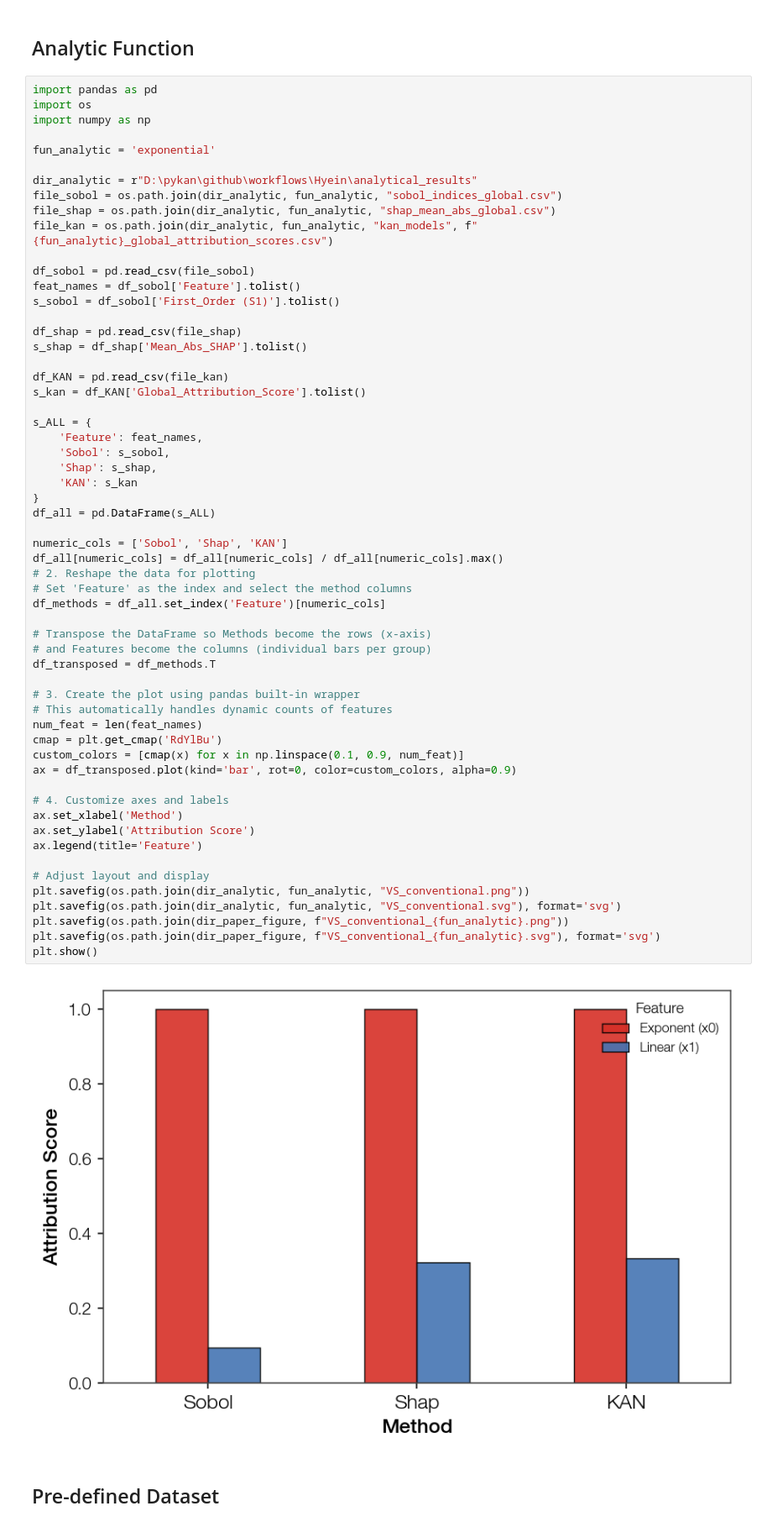
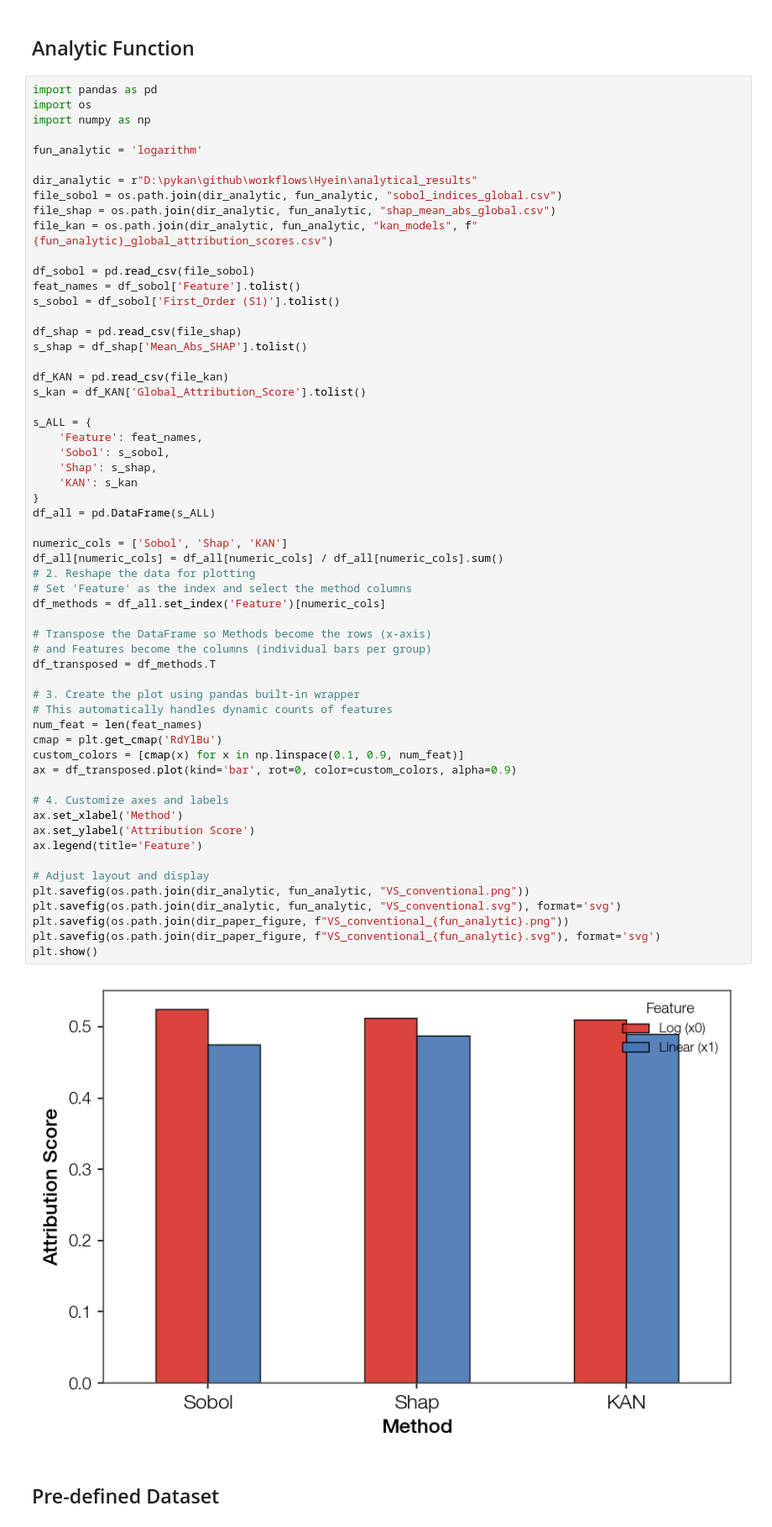
Before and after one commit to foodbanana/pykan, a Jupyter notebook: github/workflows/Hyein/plot_conventional.ipynb, the cells around one changed output. Shown at 84% size. Drawn from its saved outputs; the diff is of its cells as text.

```diff
--- a/github/workflows/Hyein/plot_conventional.ipynb
+++ b/github/workflows/Hyein/plot_conventional.ipynb
@@ -106,7 +106,7 @@ import pandas as pd
 import os
 import numpy as np
 
-fun_analytic = 'exponential'
+fun_analytic = 'logarithm'
 
 dir_analytic = r"D:\pykan\github\workflows\Hyein\analytical_results"
 file_sobol = os.path.join(dir_analytic, fun_analytic, "sobol_indices_global.csv")
@@ -132,35 +132,35 @@ s_ALL = {
 df_all = pd.DataFrame(s_ALL)
 
 numeric_cols = ['Sobol', 'Shap', 'KAN']
-df_all[numeric_cols] = df_all[numeric_cols] / df_all[numeric_cols].max()
+df_all[numeric_cols] = df_all[numeric_cols] / df_all[numeric_cols].sum()
 # 2. Reshape the data for plotting
 # Set 'Feature' as the index and select the method columns
 df_methods = df_all.set_index('Feature')[numeric_cols]
 
 # Transpose the DataFrame so Methods become the rows (x-axis)
 # and Features become the columns (individual bars per group)
 df_transposed = df_methods.T
 
 # 3. Create the plot using pandas built-in wrapper
 # This automatically handles dynamic counts of features
 num_feat = len(feat_names)
 cmap = plt.get_cmap('RdYlBu')
 custom_colors = [cmap(x) for x in np.linspace(0.1, 0.9, num_feat)]
 ax = df_transposed.plot(kind='bar', rot=0, color=custom_colors, alpha=0.9)
 
 # 4. Customize axes and labels
 ax.set_xlabel('Method')
 ax.set_ylabel('Attribution Score')
 ax.legend(title='Feature')
 
 # Adjust layout and display
 plt.savefig(os.path.join(dir_analytic, fun_analytic, "VS_conventional.png"))
 plt.savefig(os.path.join(dir_analytic, fun_analytic, "VS_conventional.svg"), format='svg')
 plt.savefig(os.path.join(dir_paper_figure, f"VS_conventional_{fun_analytic}.png"))
 plt.savefig(os.path.join(dir_paper_figure, f"VS_conventional_{fun_analytic}.svg"), format='svg')
 plt.show()
 # %% [output]
-[figure, old version]
+[figure, new version]
 # %% [markdown]
 ## Pre-defined Dataset
 # %%
```
Also changed, not shown: parts of 2 cells of this notebook, 22 other files.
